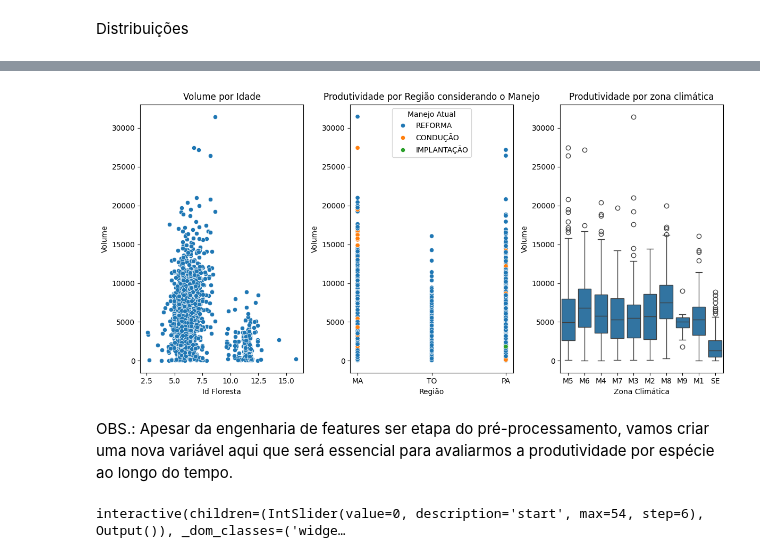
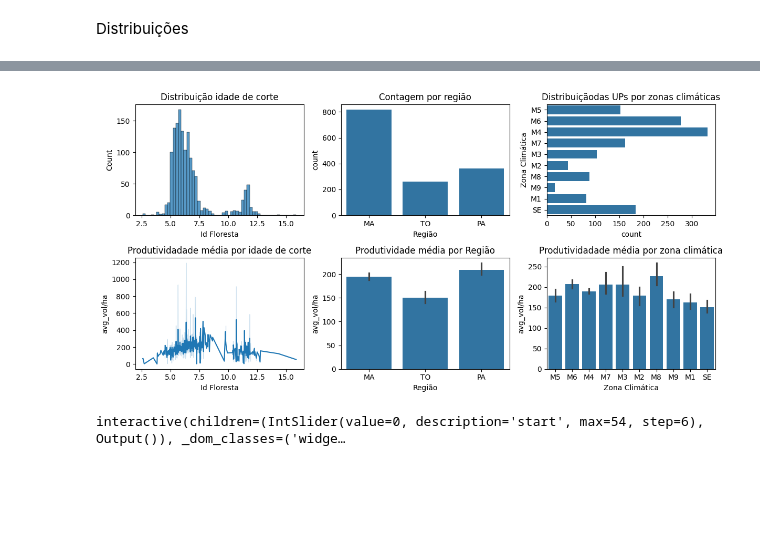
Before and after one commit to jpfernandes1/recomendador_clonal, a Jupyter notebook: notebooks/EDA.ipynb, the cells around one changed output, grey strips where cells are left out. Cells and saved outputs as stored; diff of their text form; code cells hidden in the pictures; blank space fills up the shorter version.

```diff
--- a/notebooks/EDA.ipynb
+++ b/notebooks/EDA.ipynb
@@ -143,7 +145,7 @@ df_dict = {
 df_prod['avg_vol/ha'] = df_prod['Volume']/df_prod['Area Útil']
 # %%
 # Removendo coluna 'Area Útil' (redundante coom avg_vol/ha) e 'UP' (valor único por linha)
-df_prod.drop(columns=['Area Útil','UP'], inplace=True)
+df_prod.drop(columns=['Area Útil','UP', 'Volume', '(%) Mortas', '(%) Falhas', 'Densidade', 'Município'], inplace=True)
 # %% [markdown]
 #### Separando o DF em treino e Teste
 # %% [markdown]
@@ -165,26 +162,36 @@ df_prod['Volume'].hist(figsize=(4,3));
 # %%
 # Criando uma figura com 2x2 subplots
-fig, axs = plt.subplots(1, 3, figsize=(12, 6))
+fig, axs = plt.subplots(2, 3, figsize=(12, 6))
 
 # Primeiro subplot
-sns.scatterplot(data=df_prod, x="Id Floresta", y="Volume", ax=axs[0])
-axs[0].set_title("Volume por Idade")
+sns.histplot(data=df_prod, x="Id Floresta", ax=axs[0][0])
+axs[0][0].set_title("Distribuição idade de corte")
 
 # Segundo subplot
-sns.scatterplot(data=df_prod, x="Região", y="Volume", hue="Manejo Atual", ax=axs[1])
-axs[1].set_title("Produtividade por Região considerando o Manejo")
+sns.countplot(data=df_prod, x="Região", ax=axs[0][1])
+axs[0][1].set_title("Contagem por região")
 
 # Terceiro subplot
-sns.boxplot(data=df_prod, x="Zona Climática", y='Volume', ax=axs[2])
-axs[2].set_title("Produtividade por zona climática")
+sns.countplot(data=df_prod, y="Zona Climática",orient='h', ax=axs[0][2])
+axs[0][2].set_title("Distribuiçãodas UPs por zonas climáticas")
+
+# Quarto subplot
+sns.lineplot(data=df_prod, x="Id Floresta", y='avg_vol/ha', ax=axs[1][0])
+axs[1][0].set_title("Produtividadade média por idade de corte")
+
+# Quinto subplot
+sns.barplot(data=df_prod, x="Região", y='avg_vol/ha', ax=axs[1][1])
+axs[1][1].set_title("Produtividade média por Região")
+
+# Sexto subplot
+sns.barplot(data=df_prod, x="Zona Climática", y='avg_vol/ha', ax=axs[1][2])
+axs[1][2].set_title("Produtividadade média por zona climática")
 
 # Ajustando o layout para que os gráficos não se sobreponham
 plt.tight_layout()
 plt.show()
 # %% [output]
-[figure, old version]
+[figure, new version]
-# %% [markdown]
-OBS.: Apesar da engenharia de features ser etapa do pré-processamento, vamos criar uma nova variável aqui que será essencial para avaliarmos a produtividade por espécie ao longo do tempo.
 # %%
 # Função para criar o gráfico
 def plot_species_group(df, start=0):
```
Also changed, not shown: parts of 3 cells of this notebook, 8 other files.
